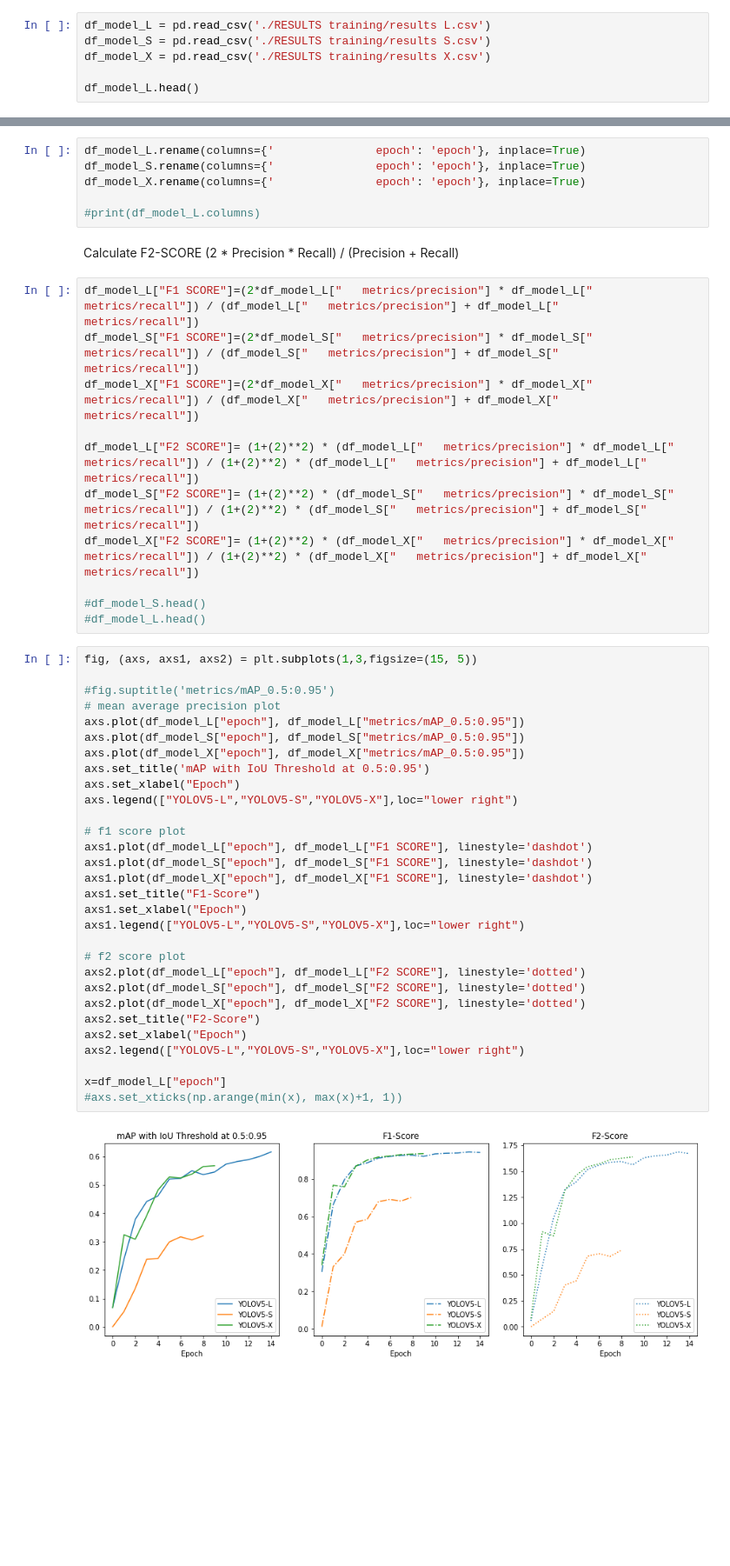
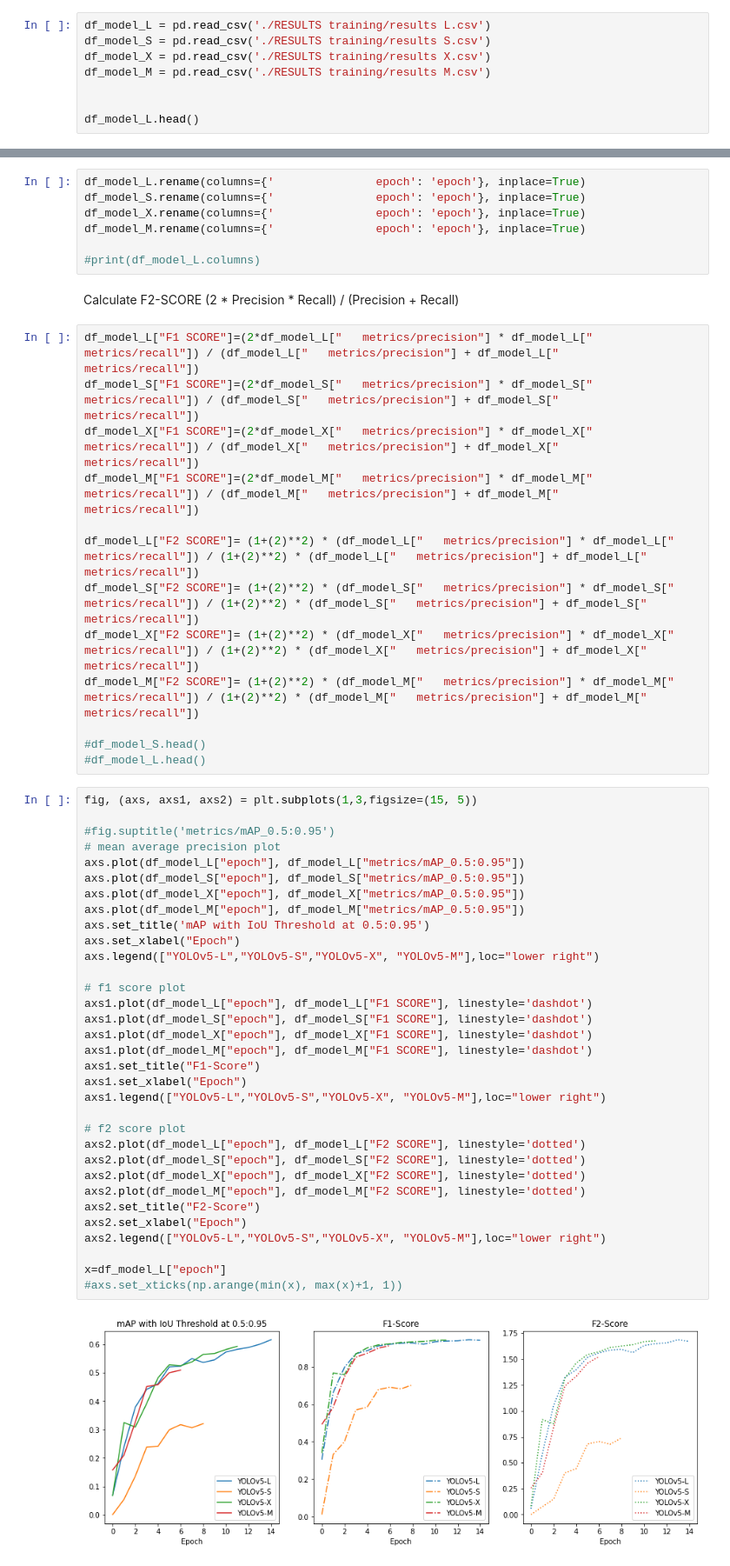
Before and after one commit to MarcB77/Great_Barrier_Reef, a Jupyter notebook: plot_metric_results.ipynb, the cells around one changed output, grey strips where cells are left out. Shown at 87% size. Drawn from its saved outputs; the diff is of its cells as text; blank space fills up the shorter version.

Commit message:
plot M metrics

```diff
--- a/plot_metric_results.ipynb
+++ b/plot_metric_results.ipynb
@@ -6,6 +6,8 @@ import numpy as np
 df_model_L = pd.read_csv('./RESULTS training/results L.csv')
 df_model_S = pd.read_csv('./RESULTS training/results S.csv')
 df_model_X = pd.read_csv('./RESULTS training/results X.csv')
+df_model_M = pd.read_csv('./RESULTS training/results M.csv')
+
 
 df_model_L.head()
 # %% [output]
@@ -19,6 +21,7 @@ df_model_L.head()
 df_model_L.rename(columns={'               epoch': 'epoch'}, inplace=True)
 df_model_S.rename(columns={'               epoch': 'epoch'}, inplace=True)
 df_model_X.rename(columns={'               epoch': 'epoch'}, inplace=True)
+df_model_M.rename(columns={'               epoch': 'epoch'}, inplace=True)
 
 #print(df_model_L.columns)
 # %% [markdown]
@@ -28,42 +31,47 @@ Calculate F2-SCORE
 df_model_L["F1 SCORE"]=(2*df_model_L["   metrics/precision"] * df_model_L["      metrics/recall"]) / (df_model_L["   metrics/precision"] + df_model_L["      metrics/recall"])
 df_model_S["F1 SCORE"]=(2*df_model_S["   metrics/precision"] * df_model_S["      metrics/recall"]) / (df_model_S["   metrics/precision"] + df_model_S["      metrics/recall"])
 df_model_X["F1 SCORE"]=(2*df_model_X["   metrics/precision"] * df_model_X["      metrics/recall"]) / (df_model_X["   metrics/precision"] + df_model_X["      metrics/recall"])
+df_model_M["F1 SCORE"]=(2*df_model_M["   metrics/precision"] * df_model_M["      metrics/recall"]) / (df_model_M["   metrics/precision"] + df_model_M["      metrics/recall"])
 
 df_model_L["F2 SCORE"]= (1+(2)**2) * (df_model_L["   metrics/precision"] * df_model_L["      metrics/recall"]) / (1+(2)**2) * (df_model_L["   metrics/precision"] + df_model_L["      metrics/recall"])
 df_model_S["F2 SCORE"]= (1+(2)**2) * (df_model_S["   metrics/precision"] * df_model_S["      metrics/recall"]) / (1+(2)**2) * (df_model_S["   metrics/precision"] + df_model_S["      metrics/recall"])
 df_model_X["F2 SCORE"]= (1+(2)**2) * (df_model_X["   metrics/precision"] * df_model_X["      metrics/recall"]) / (1+(2)**2) * (df_model_X["   metrics/precision"] + df_model_X["      metrics/recall"])
+df_model_M["F2 SCORE"]= (1+(2)**2) * (df_model_M["   metrics/precision"] * df_model_M["      metrics/recall"]) / (1+(2)**2) * (df_model_M["   metrics/precision"] + df_model_M["      metrics/recall"])
 
 #df_model_S.head()
 #df_model_L.head()
 # %%
 fig, (axs, axs1, axs2) = plt.subplots(1,3,figsize=(15, 5))
 
 #fig.suptitle('metrics/mAP_0.5:0.95')
 # mean average precision plot
 axs.plot(df_model_L["epoch"], df_model_L["metrics/mAP_0.5:0.95"])
 axs.plot(df_model_S["epoch"], df_model_S["metrics/mAP_0.5:0.95"])
 axs.plot(df_model_X["epoch"], df_model_X["metrics/mAP_0.5:0.95"])
+axs.plot(df_model_M["epoch"], df_model_M["metrics/mAP_0.5:0.95"])
 axs.set_title('mAP with IoU Threshold at 0.5:0.95')
 axs.set_xlabel("Epoch")
-axs.legend(["YOLOV5-L","YOLOV5-S","YOLOV5-X"],loc="lower right")
+axs.legend(["YOLOv5-L","YOLOv5-S","YOLOv5-X", "YOLOv5-M"],loc="lower right")
 
 # f1 score plot
 axs1.plot(df_model_L["epoch"], df_model_L["F1 SCORE"], linestyle='dashdot')
 axs1.plot(df_model_S["epoch"], df_model_S["F1 SCORE"], linestyle='dashdot')
 axs1.plot(df_model_X["epoch"], df_model_X["F1 SCORE"], linestyle='dashdot')
+axs1.plot(df_model_M["epoch"], df_model_M["F1 SCORE"], linestyle='dashdot')
 axs1.set_title("F1-Score")
 axs1.set_xlabel("Epoch")
-axs1.legend(["YOLOV5-L","YOLOV5-S","YOLOV5-X"],loc="lower right")
+axs1.legend(["YOLOv5-L","YOLOv5-S","YOLOv5-X", "YOLOv5-M"],loc="lower right")
 
 # f2 score plot
 axs2.plot(df_model_L["epoch"], df_model_L["F2 SCORE"], linestyle='dotted')
 axs2.plot(df_model_S["epoch"], df_model_S["F2 SCORE"], linestyle='dotted')
 axs2.plot(df_model_X["epoch"], df_model_X["F2 SCORE"], linestyle='dotted')
+axs2.plot(df_model_M["epoch"], df_model_M["F2 SCORE"], linestyle='dotted')
 axs2.set_title("F2-Score")
 axs2.set_xlabel("Epoch")
-axs2.legend(["YOLOV5-L","YOLOV5-S","YOLOV5-X"],loc="lower right")
+axs2.legend(["YOLOv5-L","YOLOv5-S","YOLOv5-X", "YOLOv5-M"],loc="lower right")
 
 x=df_model_L["epoch"]
 #axs.set_xticks(np.arange(min(x), max(x)+1, 1))
 # %% [output]
-[figure, old version]
+[figure, new version]
```
Also changed, not shown: 3 other files.
